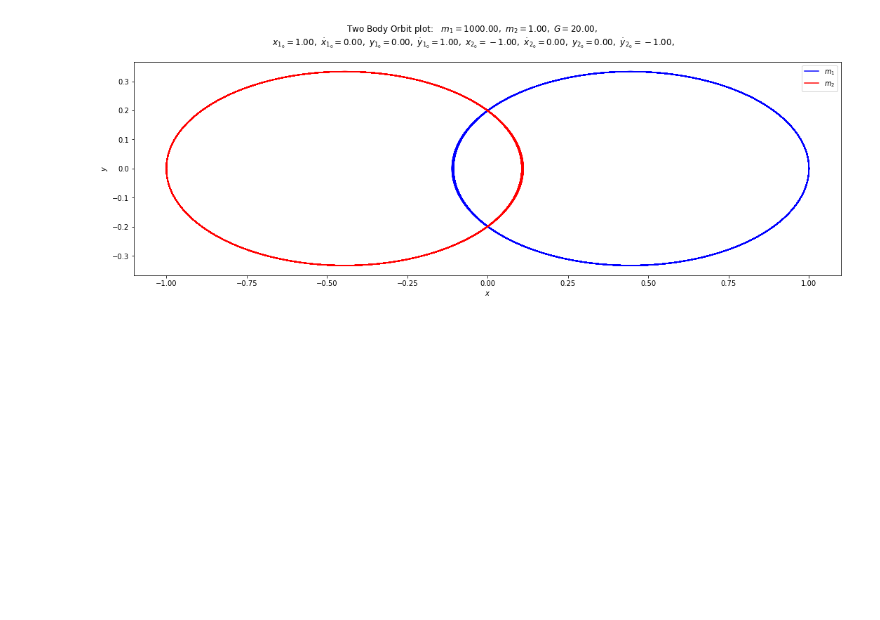
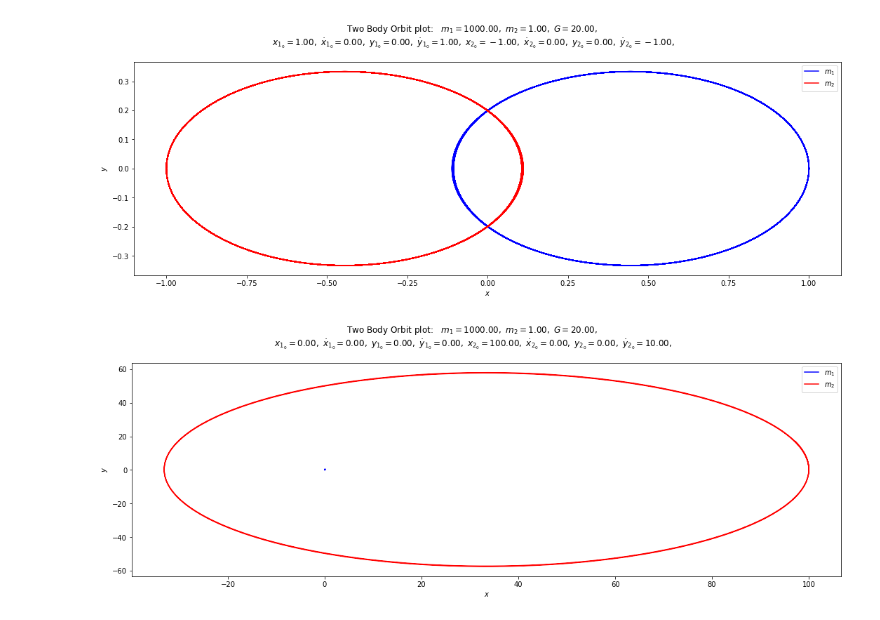
Before and after one commit to mheinz757/5300_final, a Jupyter notebook: Gravitational_orbits.ipynb, the cells around one changed output. Saved outputs shown, nothing was run; the diff lists cells and outputs as text; code cells hidden in the pictures; blank space fills up the shorter version.

```diff
--- a/Gravitational_orbits.ipynb
+++ b/Gravitational_orbits.ipynb
@@ -225,7 +225,7 @@ x1_dot_0 = 0.
 y1_0 = 0.
 y1_dot_0 = 0.
 
-x2_0 = 10.
+x2_0 = 100.
 x2_dot_0 = 0.
 y2_0 = 0.
 y2_dot_0 = 10.
@@ -248,30 +248,32 @@ overall_title = 'Two Body Orbit plot:  ' + \
                 rf' $\dot x_{{1_0}} = {x1_dot_0:.2f},$' + \
                 rf' $y_{{1_0}} = {y1_0:.2f},$' + \
                 rf' $\dot y_{{1_0}} = {y1_dot_0:.2f},$' + \
                 rf' $x_{{2_0}} = {x2_0:.2f},$' + \
                 rf' $\dot x_{{2_0}} = {x2_dot_0:.2f},$' + \
                 rf' $y_{{2_0}} = {y2_0:.2f},$' + \
                 rf' $\dot y_{{2_0}} = {y2_dot_0:.2f},$' + \
                 '\n'     # \n means a new line (adds some space here)
 fig.suptitle(overall_title, va='baseline')
 
 # Plot the angle of both pendulums on the same plot
 ax_a = fig.add_subplot(1,1,1)
 
 start, stop = start_stop_indices(t_pts, t_start, 50.)
 plot_y_vs_x(x1[start : stop], y1[start : stop],
             axis_labels=x_vs_y_labels,
             color='blue',
             label=r'$m_1$',
             title=None,
             ax=ax_a)
 plot_y_vs_x(x2[start : stop], y2[start : stop],
             axis_labels=x_vs_y_labels,
             color='red',
             label=r'$m_2$',
             title=None,
             ax=ax_a)
 
 
 fig.tight_layout()
 fig.savefig('TwoBodyOrbit_Heavy', bbox_inches='tight', dpi=200.)  # always bbox_inches='tight'
+# %% [output]
+[figure, added]
```
